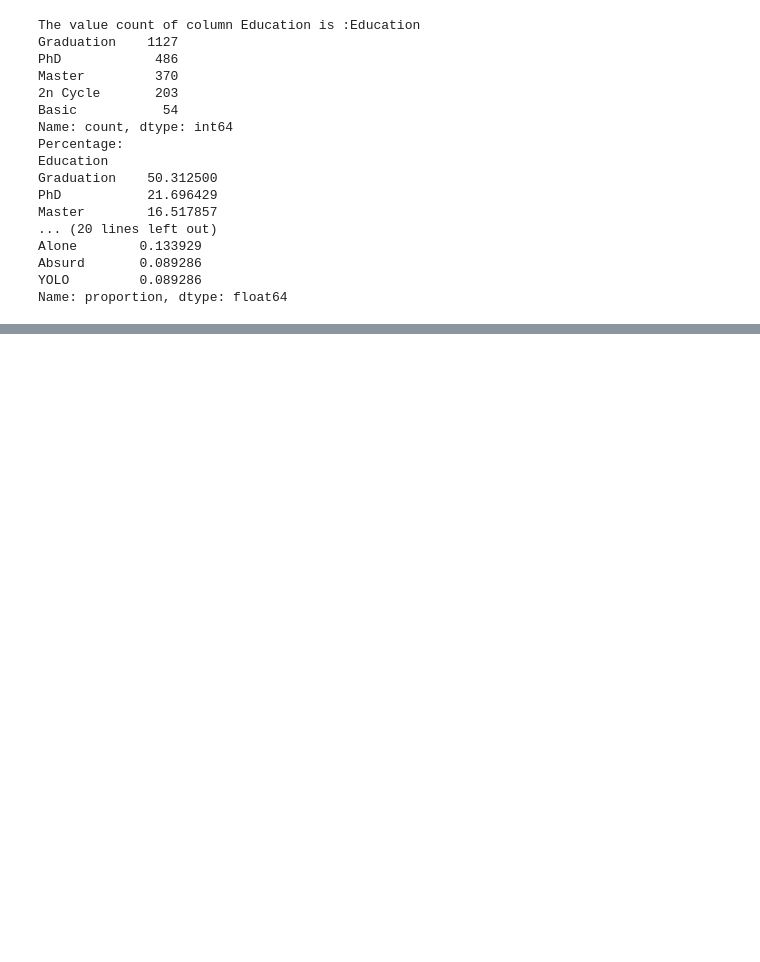
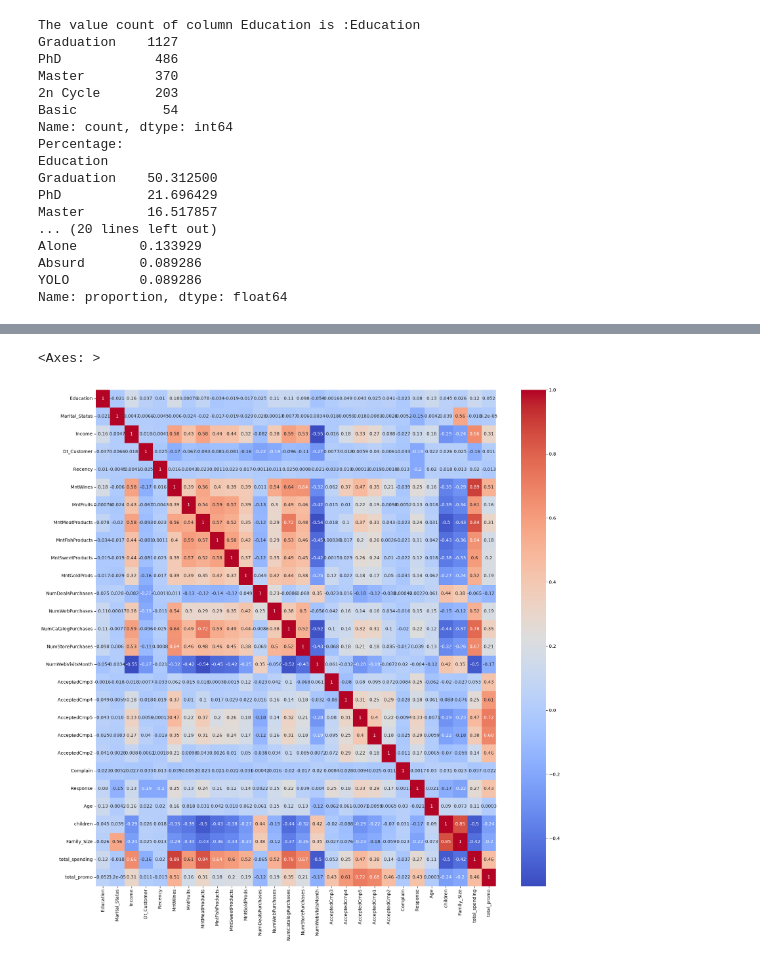
Before and after one commit to Swathi1-dev/Customer-Categorizer, a Jupyter notebook: notebooks/EDA.ipynb, the cells around one changed output, grey strips where cells are left out. Saved outputs shown, nothing was run; the diff lists cells and outputs as text; code cells hidden in the pictures; blank space fills up the shorter version.

```diff
--- a/notebooks/EDA.ipynb
+++ b/notebooks/EDA.ipynb
@@ -197,0 +272,20 @@ Name: proportion, dtype: float64
+# %%
+df.Education=df.Education.replace({"Basic":0,'2n Cycle':1,"Master":2,"Graduation":3,"PhD":4})
+df.Marital_Status=df.Marital_Status.replace({"Single":0,'Together':1,"Married":1,"Alone":0,"Divorced":0,"Widow":0,"Absurd":0,"YOLO":0})
+# %%
+
+
+df["children"]=df["Kidhome"]+df["Teenhome"]
+
+df["Family_Size"]=df["Marital_Status"]+df["children"]+1
+
+
+#creating new field to store the total spending
+
+df["total_spending"]=df["MntWines"]+df["MntFruits"]+df["MntMeatProducts"]+df["MntFishProducts"]+df["MntSweetProducts"]+df["MntGoldProds"]
+
+df["total_promo"]=df["AcceptedCmp3"]+df["AcceptedCmp4"]+df["AcceptedCmp5"]+df["AcceptedCmp1"]+df["AcceptedCmp2"]
+# %%
+#dropping columns which are already used for creating new features
+
+df=df.drop(["Kidhome","Teenhome","Year_Birth"],axis=1)
@@ -197,0 +296,4 @@ Name: proportion, dtype: float64
+# %%
+df.Education=df.Education.astype("int")
+df.Marital_Status=df.Marital_Status.astype("int")
+df.Family_Size=df.Family_Size.astype("int")
@@ -197,0 +328,6 @@ Name: proportion, dtype: float64
+# %%
+plt.figure(figsize=(20,20))
+sns.heatmap(df.corr(),annot=True,cmap="coolwarm")
+# %% [output]
+<Axes: >
+[figure, added]
```
Also changed, not shown: parts of 23 cells of this notebook, 1 other file.
